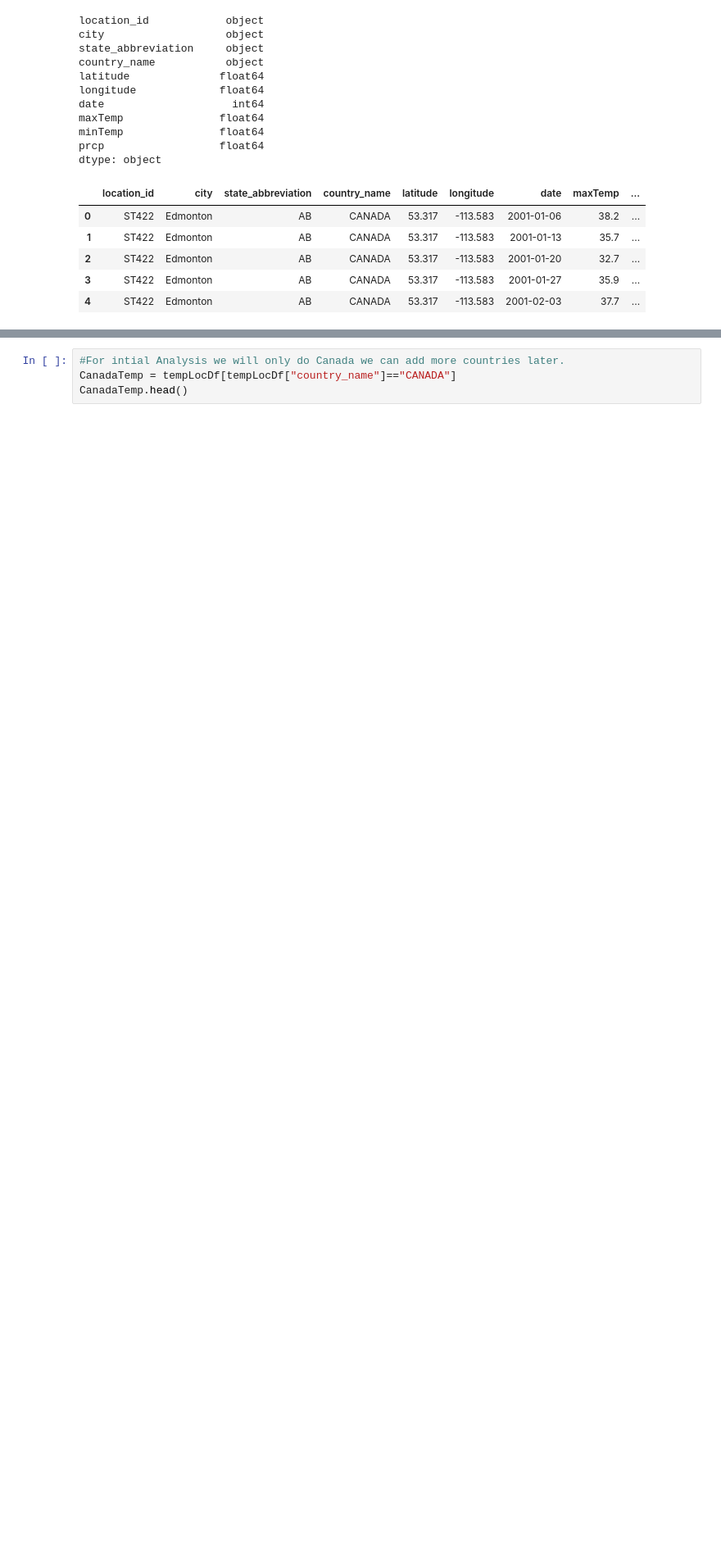
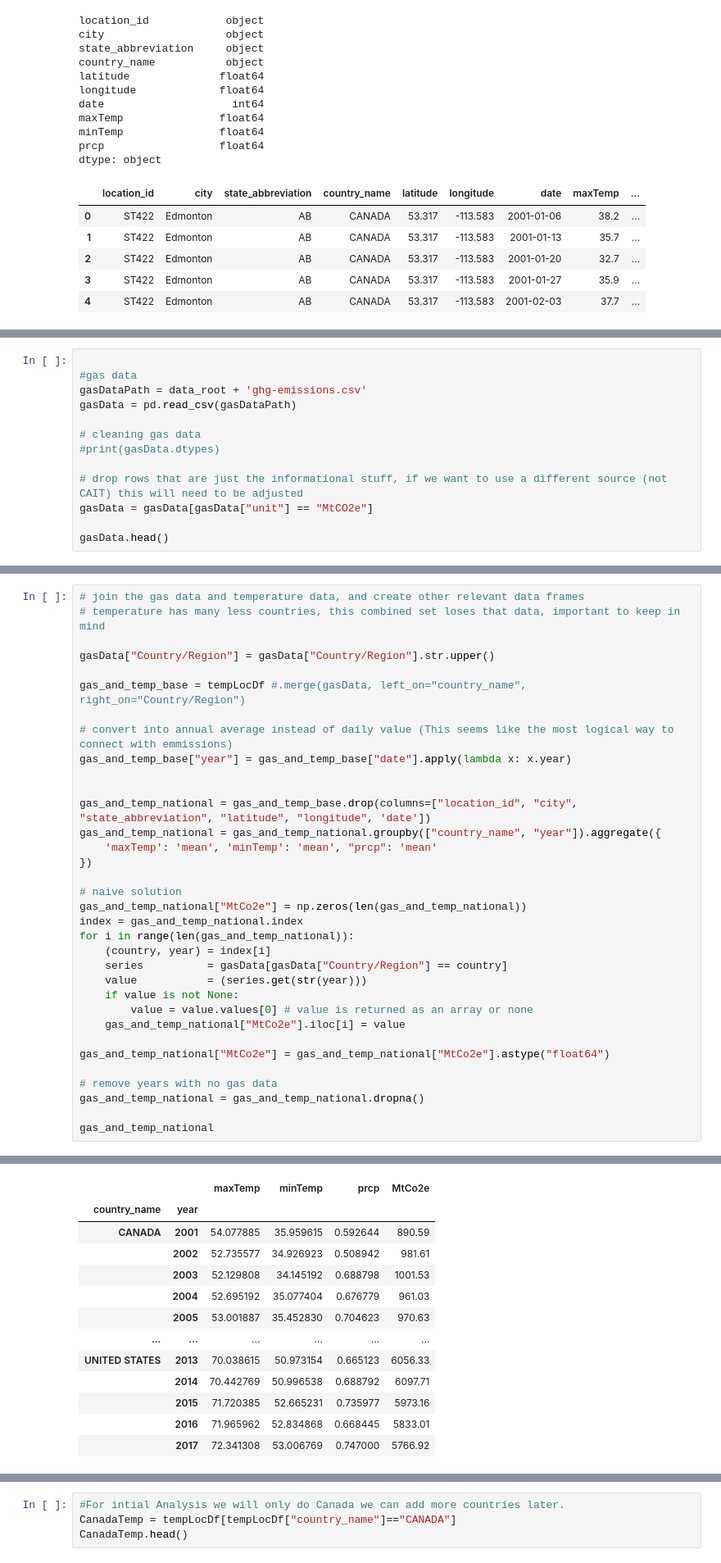
Before and after one commit to NicolasBelair/Challenge4ClimateAction-2021, a Jupyter notebook: Preliminary Analysis.ipynb, the cells around one changed output, grey strips where cells are left out. Shown at 82% size. Drawn from its saved outputs; the diff is of its cells as text; blank space fills up the shorter version.

Commit message:
Added Corr and some data cleaning

```diff
--- a/Preliminary Analysis.ipynb
+++ b/Preliminary Analysis.ipynb
@@ -80,0 +68,13 @@ gasData.head()
+# %%
+
+#gas data
+gasDataPath = data_root + 'ghg-emissions.csv'
+gasData = pd.read_csv(gasDataPath)
+
+# cleaning gas data
+#print(gasData.dtypes)
+
+# drop rows that are just the informational stuff, if we want to use a different source (not CAIT) this will need to be adjusted
+gasData = gasData[gasData["unit"] == "MtCO2e"]
+
+gasData.head()
@@ -80,0 +89,35 @@ gasData.head()
+# %%
+# join the gas data and temperature data, and create other relevant data frames
+# temperature has many less countries, this combined set loses that data, important to keep in mind
+
+gasData["Country/Region"] = gasData["Country/Region"].str.upper()
+
+gas_and_temp_base = tempLocDf #.merge(gasData, left_on="country_name", right_on="Country/Region")
+
+# convert into annual average instead of daily value (This seems like the most logical way to connect with emmissions)
+gas_and_temp_base["year"] = gas_and_temp_base["date"].apply(lambda x: x.year)
+
+
+gas_and_temp_national = gas_and_temp_base.drop(columns=["location_id", "city", "state_abbreviation", "latitude", "longitude", 'date'])
+gas_and_temp_national = gas_and_temp_national.groupby(["country_name", "year"]).aggregate({
+    'maxTemp': 'mean', 'minTemp': 'mean', "prcp": 'mean'
+})
+
+# naive solution
+gas_and_temp_national["MtCo2e"] = np.zeros(len(gas_and_temp_national))
+index = gas_and_temp_national.index
+for i in range(len(gas_and_temp_national)):
+    (country, year) = index[i]
+    series          = gasData[gasData["Country/Region"] == country]
+    value           = (series.get(str(year)))
+    if value is not None:
+        value = value.values[0] # value is returned as an array or none
+    gas_and_temp_national["MtCo2e"].iloc[i] = value
+
+gas_and_temp_national["MtCo2e"] = gas_and_temp_national["MtCo2e"].astype("float64")
+
+# remove years with no gas data
+gas_and_temp_national = gas_and_temp_national.dropna()
+
+gas_and_temp_national
+# %% [output]
@@ -80,0 +128,13 @@ gasData.head()
+|  |  | maxTemp | minTemp | prcp | MtCo2e |
+| country_name | year |  |  |  |  |
+| CANADA | 2001 | 54.077885 | 35.959615 | 0.592644 | 890.59 |
+|  | 2002 | 52.735577 | 34.926923 | 0.508942 | 981.61 |
+|  | 2003 | 52.129808 | 34.145192 | 0.688798 | 1001.53 |
+|  | 2004 | 52.695192 | 35.077404 | 0.676779 | 961.03 |
+|  | 2005 | 53.001887 | 35.452830 | 0.704623 | 970.63 |
+| ... | ... | ... | ... | ... | ... |
+| UNITED STATES | 2013 | 70.038615 | 50.973154 | 0.665123 | 6056.33 |
+|  | 2014 | 70.442769 | 50.996538 | 0.688792 | 6097.71 |
+|  | 2015 | 71.720385 | 52.665231 | 0.735977 | 5973.16 |
+|  | 2016 | 71.965962 | 52.834868 | 0.668445 | 5833.01 |
+|  | 2017 | 72.341308 | 53.006769 | 0.747000 | 5766.92 |
```
Also changed, not shown: parts of 6 cells of this notebook.
